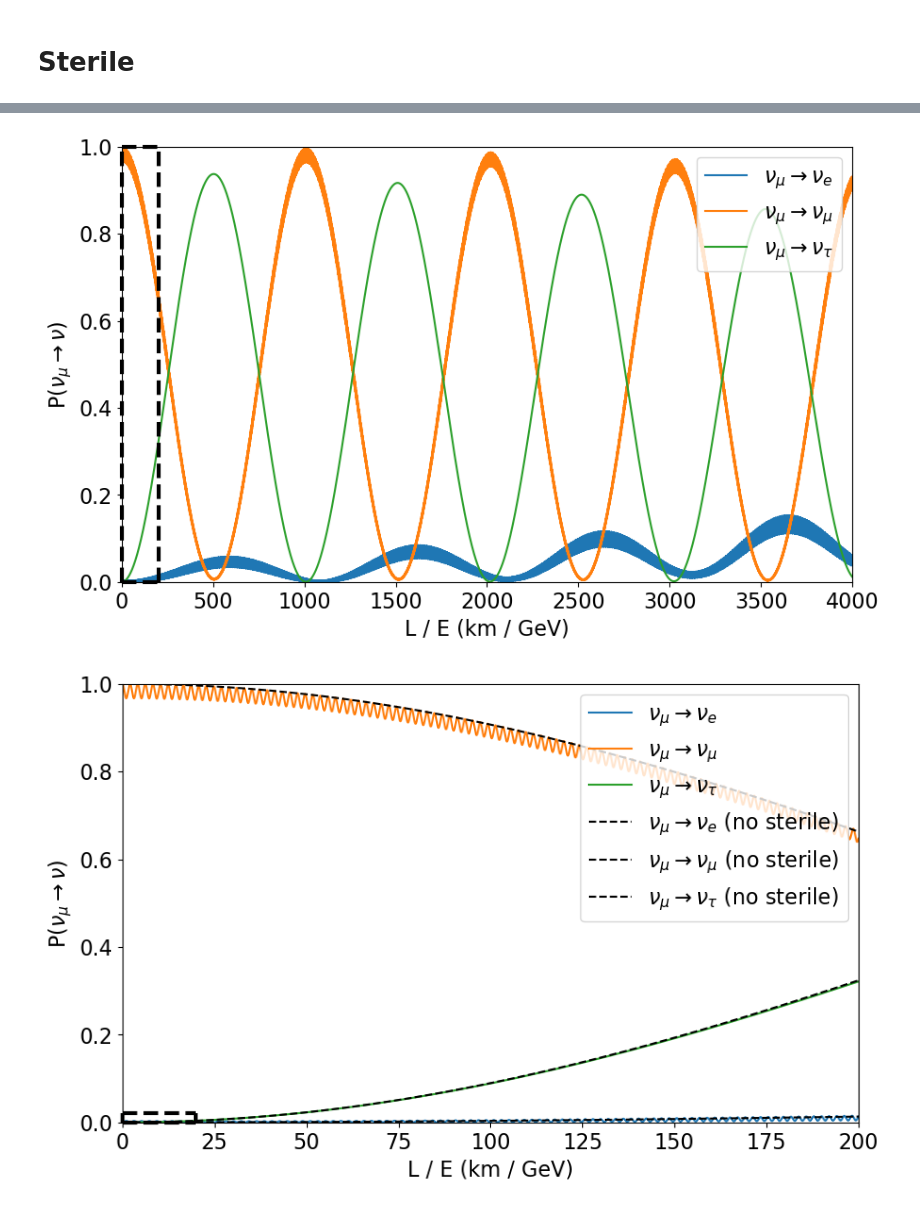
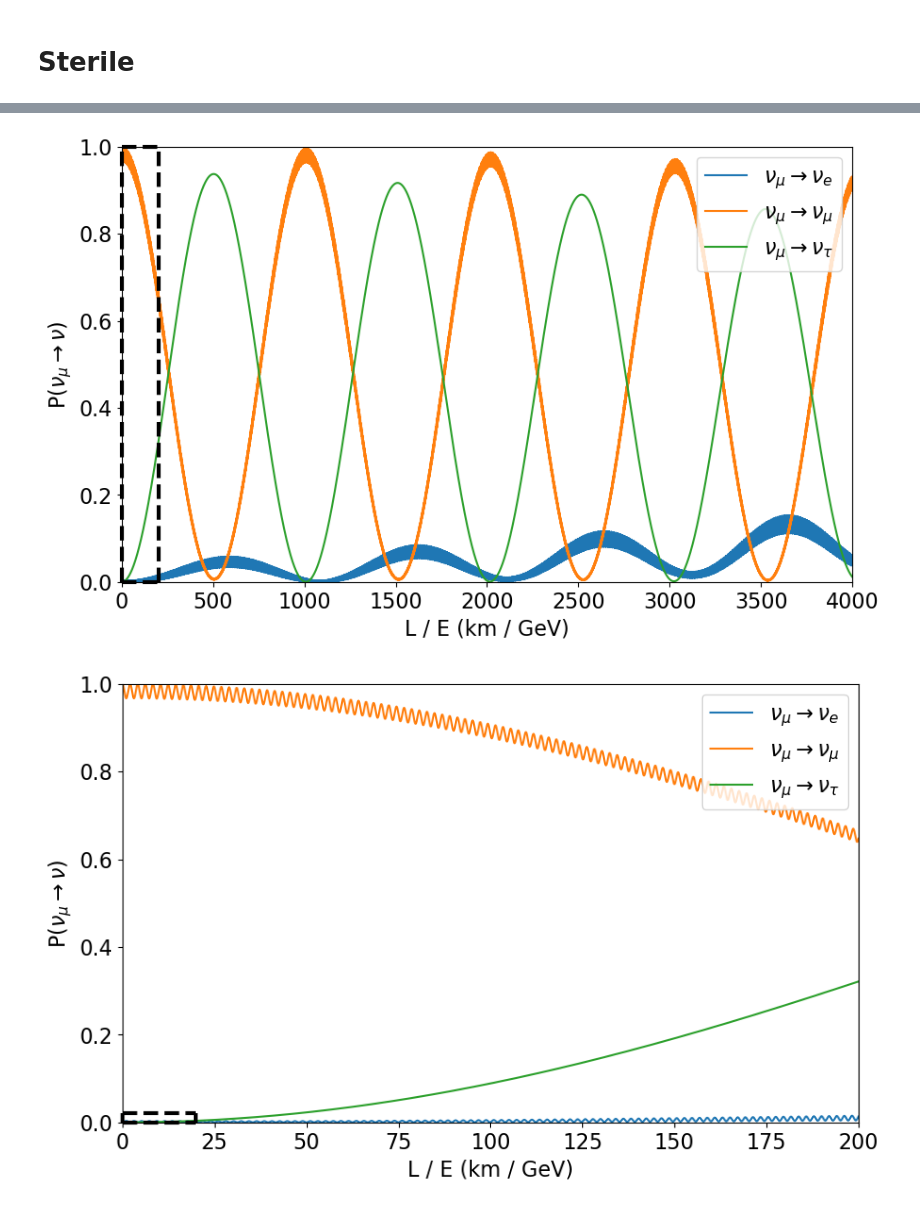
Before and after one commit to leehagaman/neutrino_mixing_plots, a Jupyter notebook: oscillation_plot.ipynb, the cells around one changed output, grey strips where cells are left out. Saved outputs shown, nothing was run; the diff lists cells and outputs as text; code cells hidden in the pictures.

Commit message:
saving plots

```diff
--- a/oscillation_plot.ipynb
+++ b/oscillation_plot.ipynb
@@ -289,7 +289,7 @@ def plot_dashed_line_box(lower_x, upper_x, lower_y, upper_y):
 
 plt.rcParams.update({'font.size': 16})
 
-L_over_E_vals = np.linspace(0, 40000, 10000)
+L_over_E_vals = np.linspace(0, 40000, 100000)
 numu_to_nue_prob_vals = [get_sterile_prob("numu", "nue", L_over_E, U_sterile, m1, m2, m3, m4) for L_over_E in L_over_E_vals]
 numu_to_numu_prob_vals = [get_sterile_prob("numu", "numu", L_over_E, U_sterile, m1, m2, m3, m4) for L_over_E in L_over_E_vals]
 numu_to_nutau_prob_vals = [get_sterile_prob("numu", "nutau", L_over_E, U_sterile, m1, m2, m3, m4) for L_over_E in L_over_E_vals]
@@ -311,7 +311,7 @@ plt.xlabel("L / E (km / GeV)")
 plt.ylabel(r"P($\nu_\mu \rightarrow \nu$)")
 plt.legend(loc="upper right")
 plot_dashed_line_box(0, 4000, 0, 1)
-plt.show()
+plt.savefig("plots/sterile_oscillation_zoom_0.pdf")
 
 L_over_E_vals = np.linspace(0, 4000, 10000)
 numu_to_nue_prob_vals = [get_sterile_prob("numu", "nue", L_over_E, U_sterile, m1, m2, m3, m4) for L_over_E in L_over_E_vals]
@@ -335,8 +335,7 @@ plt.xlabel("L / E (km / GeV)")
 plt.ylabel(r"P($\nu_\mu \rightarrow \nu$)")
 plt.legend(loc="upper right")
 plot_dashed_line_box(0, 200, 0, 1)
-plt.show()
-
+plt.savefig("plots/sterile_oscillation_zoom_1.pdf")
 L_over_E_vals = np.linspace(0, 200, 10000)
 numu_to_nue_prob_vals = [get_sterile_prob("numu", "nue", L_over_E, U_sterile, m1, m2, m3, m4) for L_over_E in L_over_E_vals]
 numu_to_numu_prob_vals = [get_sterile_prob("numu", "numu", L_over_E, U_sterile, m1, m2, m3, m4) for L_over_E in L_over_E_vals]
@@ -349,9 +348,9 @@ plt.figure(figsize=(10, 6))
 plt.plot(L_over_E_vals, numu_to_nue_prob_vals, label=r"$\nu_\mu \rightarrow \nu_e$")
 plt.plot(L_over_E_vals, numu_to_numu_prob_vals, label=r"$\nu_\mu \rightarrow \nu_\mu$")
 plt.plot(L_over_E_vals, numu_to_nutau_prob_vals, label=r"$\nu_\mu \rightarrow \nu_\tau$")
-plt.plot(L_over_E_vals, no_sterile_numu_to_nue_prob_vals, label=r"$\nu_\mu \rightarrow \nu_e$ (no sterile)", c="k", ls="--")
-plt.plot(L_over_E_vals, no_sterile_numu_to_numu_prob_vals, label=r"$\nu_\mu \rightarrow \nu_\mu$ (no sterile)", c="k", ls="--")
-plt.plot(L_over_E_vals, no_sterile_numu_to_nutau_prob_vals, label=r"$\nu_\mu \rightarrow \nu_\tau$ (no sterile)", c="k", ls="--")
+#plt.plot(L_over_E_vals, no_sterile_numu_to_nue_prob_vals, label=r"$\nu_\mu \rightarrow \nu_e$ (no sterile)", c="k", ls="--")
+#plt.plot(L_over_E_vals, no_sterile_numu_to_numu_prob_vals, label=r"$\nu_\mu \rightarrow \nu_\mu$ (no sterile)", c="k", ls="--")
+#plt.plot(L_over_E_vals, no_sterile_numu_to_nutau_prob_vals, label=r"$\nu_\mu \rightarrow \nu_\tau$ (no sterile)", c="k", ls="--")
 #plt.plot(L_over_E_vals, numu_to_nus_prob_vals, label=r"$\nu_\mu \rightarrow \nu_s$")
 plt.xlim(L_over_E_vals[0], L_over_E_vals[-1])
 plt.ylim(0, 1)
@@ -359,7 +358,7 @@ plt.xlabel("L / E (km / GeV)")
 plt.ylabel(r"P($\nu_\mu \rightarrow \nu$)")
 plt.legend(loc="upper right")
 plot_dashed_line_box(0, 20, 0, 0.02)
-plt.show()
+plt.savefig("plots/sterile_oscillation_zoom_2.pdf")
 
 L_over_E_vals = np.linspace(0, 20, 10000)
 numu_to_nue_prob_vals = [get_sterile_prob("numu", "nue", L_over_E, U_sterile, m1, m2, m3, m4) for L_over_E in L_over_E_vals]
@@ -382,10 +381,10 @@ plt.ylim(0, 0.02)
 plt.xlabel("L / E (km / GeV)")
 plt.ylabel(r"P($\nu_\mu \rightarrow \nu$)")
 plt.legend(loc="upper right")
-plt.show()
+plt.savefig("plots/sterile_oscillation_zoom_3.pdf")
 
 
-L_over_E_vals = np.logspace(-1, 4, 10000)
+L_over_E_vals = np.logspace(-1, 4, 100000)
 numu_to_nue_prob_vals = [get_sterile_prob("numu", "nue", L_over_E, U_sterile, m1, m2, m3, m4) for L_over_E in L_over_E_vals]
 numu_to_numu_prob_vals = [get_sterile_prob("numu", "numu", L_over_E, U_sterile, m1, m2, m3, m4) for L_over_E in L_over_E_vals]
 numu_to_nutau_prob_vals = [get_sterile_prob("numu", "nutau", L_over_E, U_sterile, m1, m2, m3, m4) for L_over_E in L_over_E_vals]
@@ -397,7 +396,7 @@ plt.figure(figsize=(10, 6))
 plt.plot(L_over_E_vals, numu_to_nue_prob_vals, label=r"$\nu_\mu \rightarrow \nu_e$")
 plt.plot(L_over_E_vals, numu_to_numu_prob_vals, label=r"$\nu_\mu \rightarrow \nu_\mu$")
 plt.plot(L_over_E_vals, numu_to_nutau_prob_vals, label=r"$\nu_\mu \rightarrow \nu_\tau$")
-plt.plot(L_over_E_vals, no_sterile_numu_to_nue_prob_vals, label=r"Oscillations Without A Sterile Neutrino", c="k", ls="--")
+plt.plot(L_over_E_vals, no_sterile_numu_to_nue_prob_vals, label="Oscillations Without\nA Sterile Neutrino", c="k", ls="--")
 plt.plot(L_over_E_vals, no_sterile_numu_to_numu_prob_vals, c="k", ls="--")
 plt.plot(L_over_E_vals, no_sterile_numu_to_nutau_prob_vals, c="k", ls="--")
 plt.xlim(L_over_E_vals[0], L_over_E_vals[-1])
@@ -406,5 +405,5 @@ plt.xlabel("L / E (km / GeV)")
 plt.xscale("log")
 plt.ylabel(r"P($\nu_\mu \rightarrow \nu$)")
 plt.legend(loc="lower right")
-plt.show()
+plt.savefig("plots/sterile_oscillation_log.pdf")
 # %% [output]
@@ -412,3 +411,3 @@ plt.show()
 [figure]
-[figure, old version]
+[figure, new version]
 [figure]
```
Also changed, not shown: parts of 1 cell of this notebook, 2 other files.
